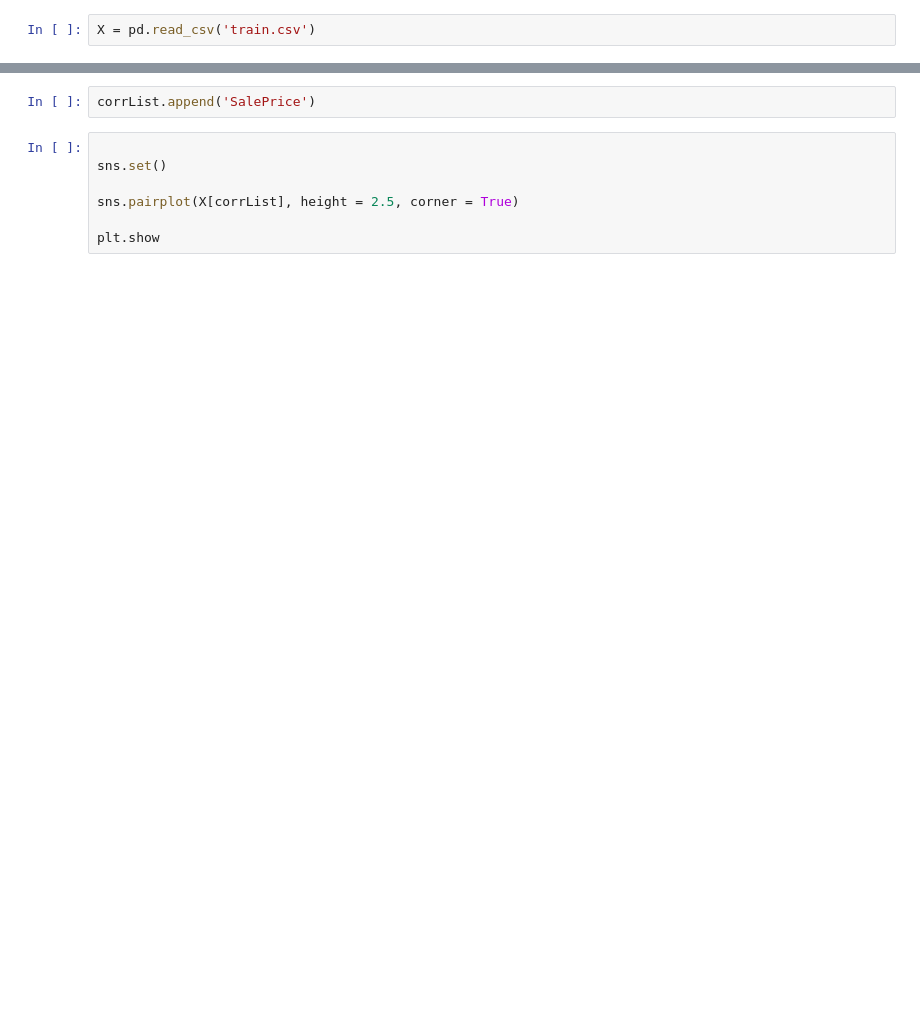
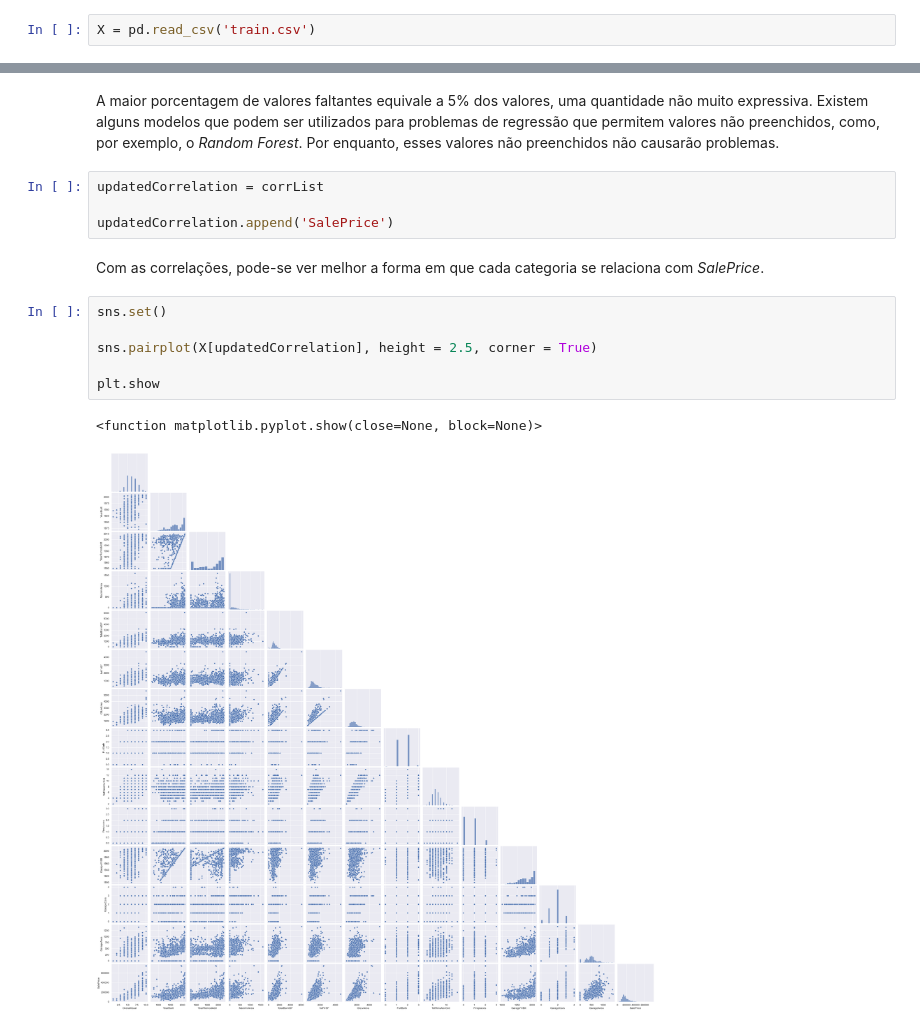
Before and after one commit to G-Moraes/house-prices, a Jupyter notebook: main.ipynb, the cells around one changed output, grey strips where cells are left out. Saved outputs shown, nothing was run; the diff lists cells and outputs as text; blank space fills up the shorter version.

```diff
--- a/main.ipynb
+++ b/main.ipynb
@@ -151,9 +223,17 @@ plt.title('Porcentagem de valores faltantes por Feature', fontsize = 15)
+# %% [markdown]
+A maior porcentagem de valores faltantes equivale a 5% dos valores, uma quantidade não muito expressiva. Existem alguns modelos que podem ser utilizados para problemas de regressão que permitem valores não preenchidos, como, por exemplo, o *Random Forest*. Por enquanto, esses valores não preenchidos não causarão problemas.
 # %%
-corrList.append('SalePrice')
+updatedCorrelation = corrList
+
+updatedCorrelation.append('SalePrice')
+# %% [markdown]
+Com as correlações, pode-se ver melhor a forma em que cada categoria se relaciona com *SalePrice*.
 # %%
-
 sns.set()
 
-sns.pairplot(X[corrList], height = 2.5, corner = True)
+sns.pairplot(X[updatedCorrelation], height = 2.5, corner = True)
 
 plt.show
+# %% [output]
+<function matplotlib.pyplot.show(close=None, block=None)>
+[figure, added]
```
Also changed, not shown: parts of 20 cells of this notebook.
